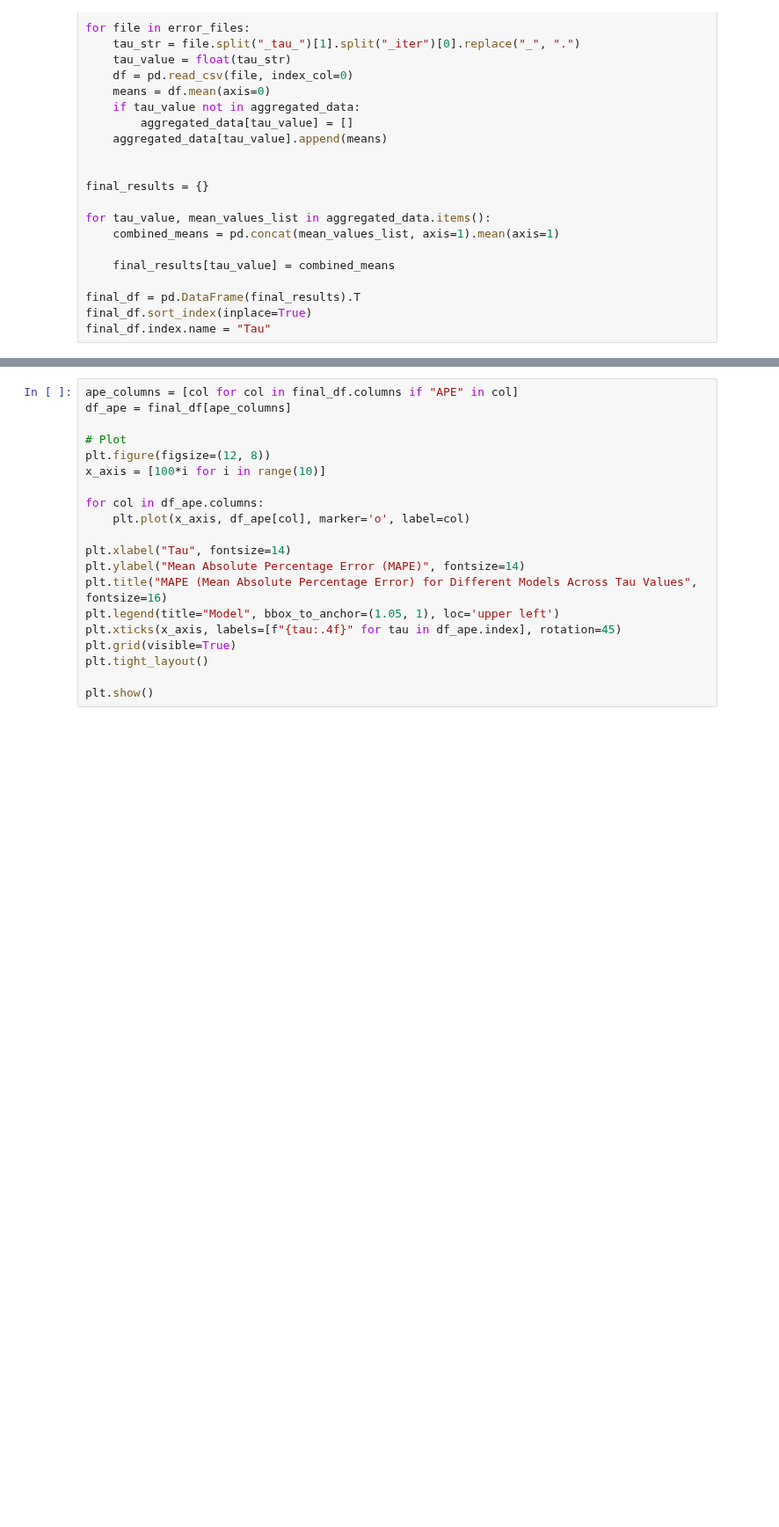
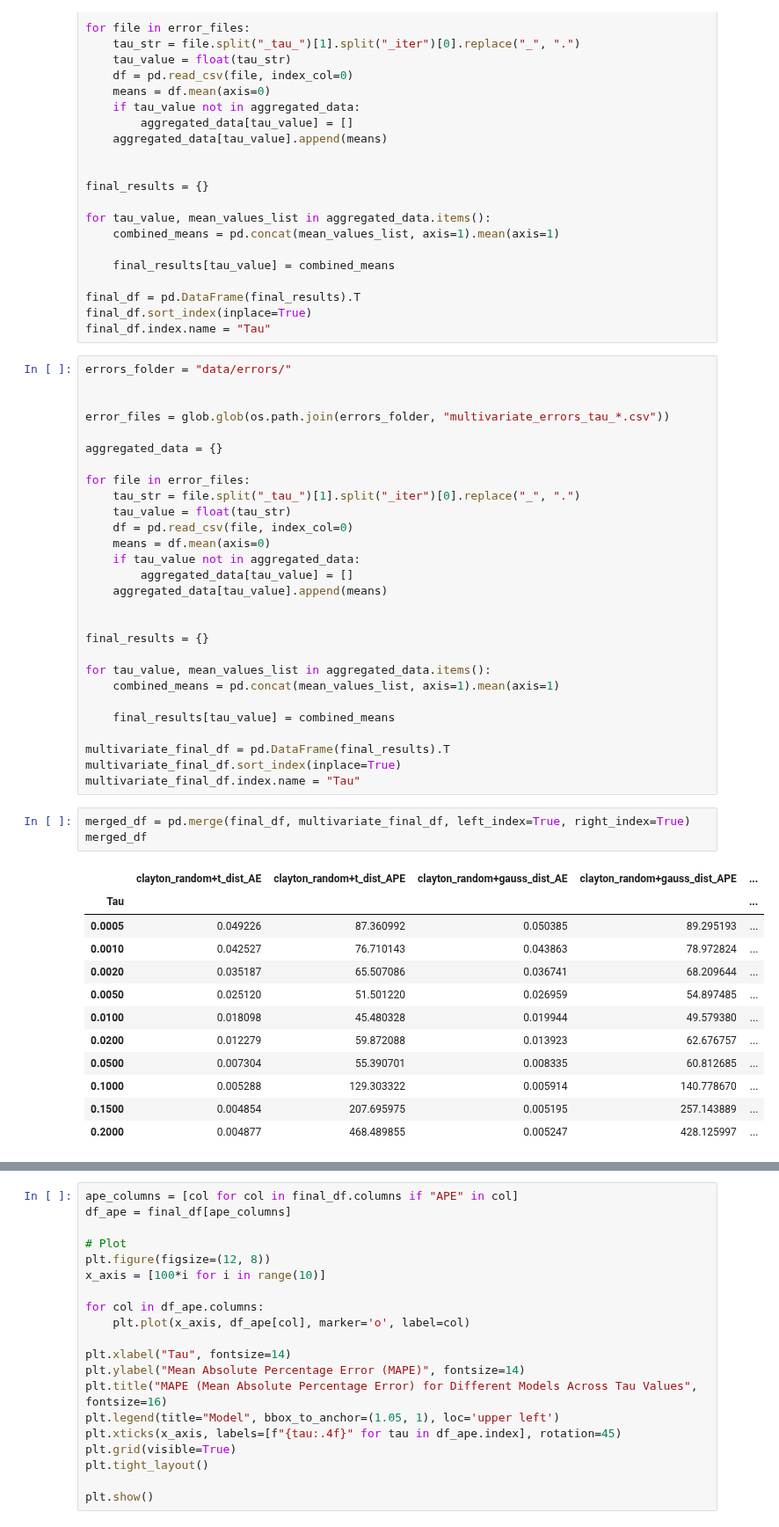
Before and after one commit to mkowalewski1282/portfolio_analysis, a Jupyter notebook: expectiles_comparison.ipynb, the cells around one changed output, grey strips where cells are left out. Shown at 88% size. Cells and saved outputs as stored; diff of their text form; blank space fills up the shorter version.

```diff
--- a/expectiles_comparison.ipynb
+++ b/expectiles_comparison.ipynb
@@ -163,3 +252,47 @@ for tau_value, mean_values_list in aggregated_data.items():
 final_df = pd.DataFrame(final_results).T
 final_df.sort_index(inplace=True)
 final_df.index.name = "Tau"
+# %%
+errors_folder = "data/errors/"
+
+
+error_files = glob.glob(os.path.join(errors_folder, "multivariate_errors_tau_*.csv"))
+
+aggregated_data = {}
+
+for file in error_files:
+    tau_str = file.split("_tau_")[1].split("_iter")[0].replace("_", ".")
+    tau_value = float(tau_str)
+    df = pd.read_csv(file, index_col=0)
+    means = df.mean(axis=0)
+    if tau_value not in aggregated_data:
+        aggregated_data[tau_value] = []
+    aggregated_data[tau_value].append(means)
+
+
+final_results = {}
+
+for tau_value, mean_values_list in aggregated_data.items():
+    combined_means = pd.concat(mean_values_list, axis=1).mean(axis=1)
+
+    final_results[tau_value] = combined_means
+
+multivariate_final_df = pd.DataFrame(final_results).T
+multivariate_final_df.sort_index(inplace=True)
+multivariate_final_df.index.name = "Tau"
+# %%
+merged_df = pd.merge(final_df, multivariate_final_df, left_index=True, right_index=True)
+merged_df
+# %% [output]
+|  | clayton_random+t_dist_AE | clayton_random+t_dist_APE | clayton_random+gauss_dist_AE | clayton_random+gauss_dist_APE | ... |
+| Tau |  |  |  |  | ... |
+| 0.0005 | 0.049226 | 87.360992 | 0.050385 | 89.295193 | ... |
+| 0.0010 | 0.042527 | 76.710143 | 0.043863 | 78.972824 | ... |
+| 0.0020 | 0.035187 | 65.507086 | 0.036741 | 68.209644 | ... |
+| 0.0050 | 0.025120 | 51.501220 | 0.026959 | 54.897485 | ... |
+| 0.0100 | 0.018098 | 45.480328 | 0.019944 | 49.579380 | ... |
+| 0.0200 | 0.012279 | 59.872088 | 0.013923 | 62.676757 | ... |
+| 0.0500 | 0.007304 | 55.390701 | 0.008335 | 60.812685 | ... |
+| 0.1000 | 0.005288 | 129.303322 | 0.005914 | 140.778670 | ... |
+| 0.1500 | 0.004854 | 207.695975 | 0.005195 | 257.143889 | ... |
+| 0.2000 | 0.004877 | 468.489855 | 0.005247 | 428.125997 | ... |
```
Also changed, not shown: parts of 4 cells of this notebook.
